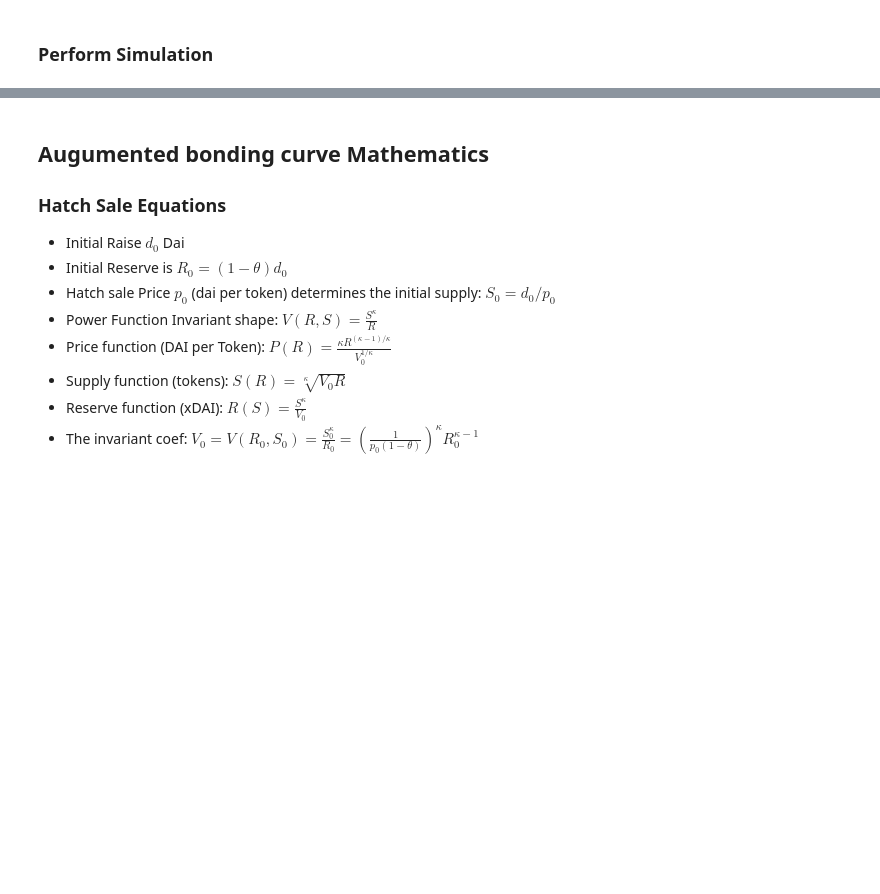
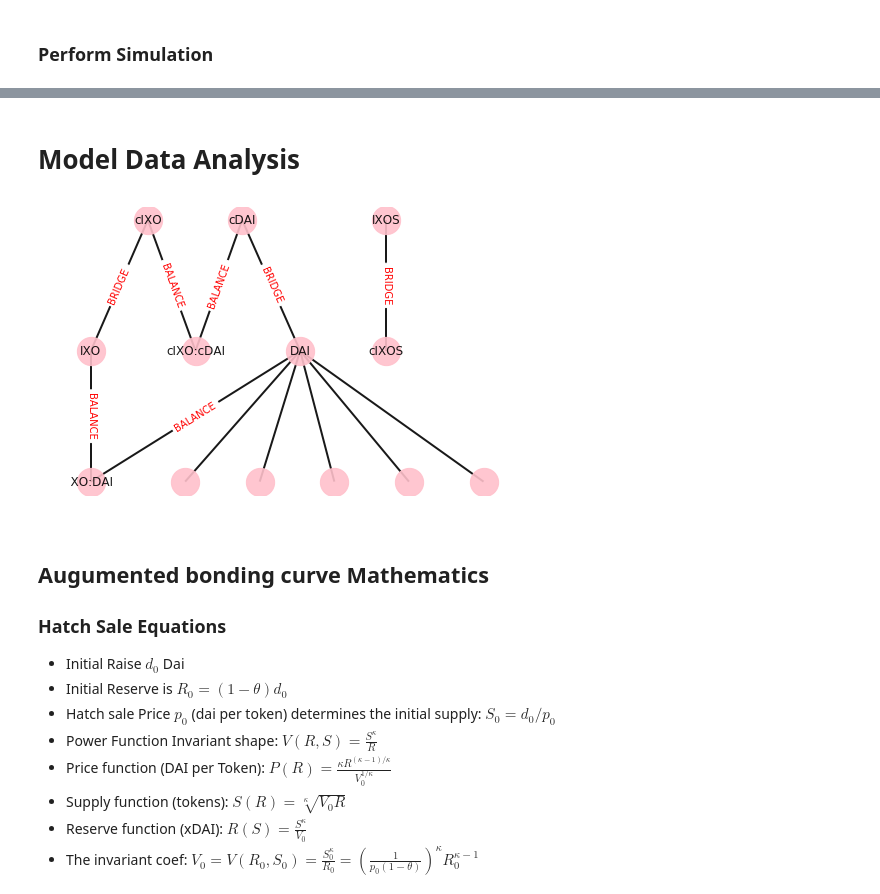
Before and after one commit to BenSchZA/ixo-liquidity-mechanism, a Jupyter notebook: ixo.ipynb, the cells around one changed output, grey strips where cells are left out. Cells and saved outputs as stored; diff of their text form; code cells hidden in the pictures; blank space fills up the shorter version.

Commit message:
Start model runs & analysis

```diff
--- a/ixo.ipynb
+++ b/ixo.ipynb
@@ -213,7 +214,7 @@ default_inflection = time_steps/2
 default_slope = 1/5
 
 def sigmoidal_growth(step, max_value, inflection=default_inflection, slope=default_slope):
-    y = np.divide(max_value, (1 + np.power(np.e, -np.multiply(np.subtract(x, inflection), slope))))
+    y = np.divide(max_value, (1 + np.power(np.e, -np.multiply(np.subtract(step, inflection), slope))))
     y = np.floor(y)
     y[y < 0] = 0
     return y
@@ -718,8 +607,6 @@ partial_state_update_blocks = [
         },
         'variables': {
             'network': update_balances,
-            'amm.supply': increment_supply,
-            'amm.reserve': increment_reserve,
         }
     }
 #     { # Participants provide liquidity via brokerage
@@ -785,3 +684,40 @@ for raw_result, tensor_field in run.execute():
+# %% [markdown]
+# Model Data Analysis
+# %%
+# Choose which experiment parameter configuration to use, integer starting from zero
+import os
+
+def select_experiment(results, i):
+    df = pd.DataFrame(results[i - 1]['result'])
+    directory = './experiment_%s/' % i
+    if not os.path.exists(directory):
+        os.makedirs(directory)
+    return df[df.substep==len(partial_state_update_blocks)].copy()
+
+def save_experiment(fig, experiment, name):
+    pickle.dump(fig, open('experiment_%s/%s.pickle' % (experiment, name), 'wb'))
+    fig.savefig('experiment_%s/%s.png' % (experiment, name))
+# %%
+rdf = select_experiment(results, 1)
+network_output = rdf['network'][2]
+
+pos = nx.drawing.nx_agraph.graphviz_layout(network_output, prog='dot') #spring_layout(network, k=0.15,iterations=20)
+
+plt.figure()
+nx.draw(
+    network_output, pos, edge_color='black', width=2, linewidths=1,
+    node_size=800, node_color='pink', alpha=0.9,
+    labels={node: node for node in network.nodes()})
+
+nx.draw_networkx_edge_labels(
+    network_output, pos,
+    edge_labels={(u,v): d['_type'] for u,v,d in network.edges(data=True)},
+    font_color='red')
+
+plt.axis('off')
+plt.show()
+# %% [output]
+[figure, added]
 # %% [markdown]
 ## Augumented bonding curve Mathematics
 
```
Also changed, not shown: parts of 5 cells of this notebook, 1 other file.
